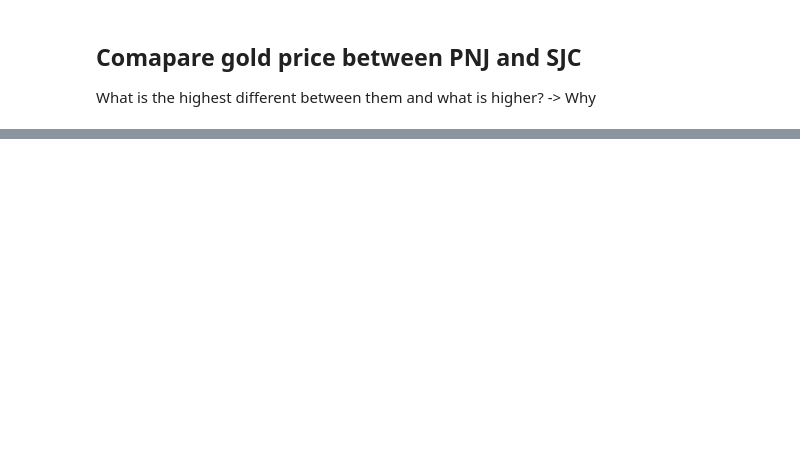
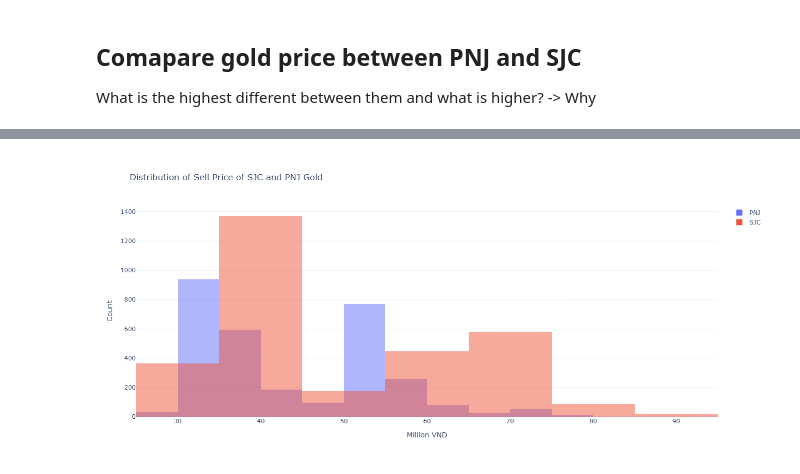
Before and after one commit to ady201group5AI18c/GoldPriceVN, a Jupyter notebook: plot.ipynb, the cells around one changed output, grey strips where cells are left out. Saved outputs shown, nothing was run; the diff lists cells and outputs as text; code cells hidden in the pictures; blank space fills up the shorter version.

```diff
--- a/plot.ipynb
+++ b/plot.ipynb
@@ -66,0 +157,18 @@ fig.show()
+# %%
+fig = go.Figure()
+fig.add_trace(go.Histogram(x=df_pnj['sell'],name='PNJ',nbinsx=10))
+fig.add_trace(go.Histogram(x=df_sjc['sell'],name='SJC',nbinsx=10))
+# The two histograms are drawn on top of another
+fig.update_layout(
+    barmode='overlay',
+    title='Distribution of Sell Price of SJC and PNJ Gold',
+    xaxis_title='Million VND',
+    yaxis_title='Count',
+    template='plotly_white',
+    width=1200,  # Set the width of the plot
+    height=600   # Set the height of the plot
+)
+fig.update_traces(overwrite=True, marker={"opacity": 0.5})
+fig.show()
+# %% [output]
+[figure, added]
```
Also changed, not shown: parts of 8 cells of this notebook, 1 other file.
